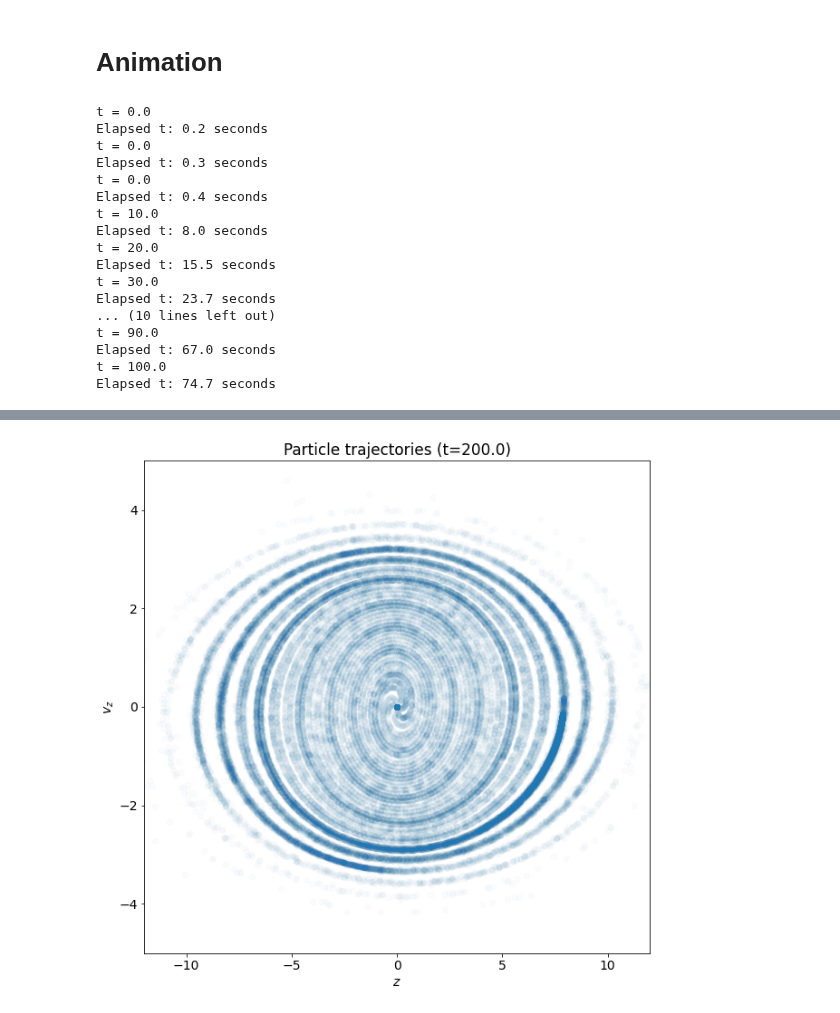
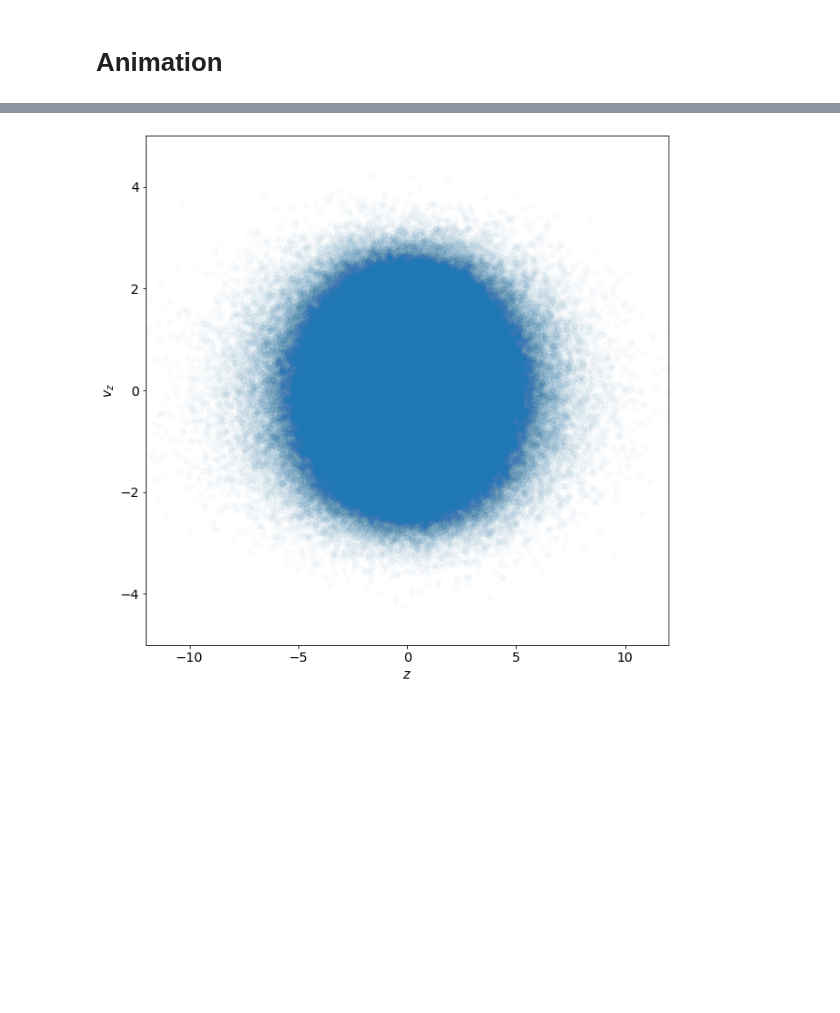
Before and after one commit to Jupiter1994/plasma-echo, a Jupyter notebook: Leapfrogging Particle Trajectories.ipynb, the cells around one changed output, grey strips where cells are left out. Cells and saved outputs as stored; diff of their text form; code cells hidden in the pictures; blank space fills up the shorter version.

Commit message:
plotted density plot w leapfrog experiment w N=1e6; looks weird

```diff
--- a/Leapfrogging Particle Trajectories.ipynb
+++ b/Leapfrogging Particle Trajectories.ipynb
@@ -12,8 +12,9 @@ import matplotlib.animation as animation
 from matplotlib import cm
 from matplotlib.ticker import LinearLocator
 ## set default plot size
-# plt.rcParams["figure.figsize"] = (10, 7)
-plt.rcParams["figure.dpi"] = 300
+plt.rcParams["figure.figsize"] = (10, 7)
+# plt.rcParams["figure.dpi"] = 300
+plt.rcParams["figure.dpi"] = 72
 ## set global font size
 plt.rcParams.update({'font.size':14})
 
@@ -120,7 +137,7 @@ n1, n2 = 1, 3
 A1, A2 = 0.1, 0.2
 
 # define ts, thetas, and Js; and, corresponding Cartesian coords
-N = (int) (1e5) # number of particles
+N = (int) (1e6) # number of particles
 
 # time range
 tmin = 0
@@ -135,3 +152,6 @@ Js = f_0_distro(N) # drawn from f_0(J)
 
 # initial Omega values
 Omegas = compute_Omega(Js)
+
+# convert to z, v_z
+zs, vzs = pol2cart(thetas, Js)
@@ -159,10 +163,9 @@ Therefore:
 $$\frac{\delta n}{n_0} \Big|_{z=z'} = \frac{n(t) - n(0^-)}{n(0)}\Big|_{z=z'}.$$
 # %%
 # calculate n_0 and plot initial condition
-z_tolerance = 1e-2
+z_tolerance = 1e-3
 
 fig = plt.figure(figsize=(10,10))
-zs, vzs = pol2cart(thetas, Js)
 scat = plt.scatter(zs, vzs, alpha=0.02)
 
 # number of particles at t=0 within z_tolerance at a z coordinate; this is the
@@ -294,26 +297,9 @@ def updatefig(i):
     return scat,
 
 
-make_animation = True
+make_animation = False
 if make_animation:
     ani = animation.FuncAnimation(fig, updatefig, interval=100, frames=len(ts), \
             blit=True)
     ani.save("Leapfrogged_trajectories_temp.mp4")
 # %% [output]
-t = 0.0
-Elapsed t: 0.2 seconds
-t = 0.0
-Elapsed t: 0.3 seconds
-t = 0.0
-Elapsed t: 0.4 seconds
-t = 10.0
-Elapsed t: 8.0 seconds
-t = 20.0
-Elapsed t: 15.5 seconds
-t = 30.0
-Elapsed t: 23.7 seconds
-... (10 lines left out)
-t = 90.0
-Elapsed t: 67.0 seconds
-t = 100.0
-Elapsed t: 74.7 seconds
@@ -340,4 +306,4 @@ Elapsed t: 128.3 seconds
-[figure, old version]
+[figure, new version]
 # %%
 # calculate delta_n_over_ns array, avoiding the animation
 start = time.time()
```
Also changed, not shown: parts of 8 cells of this notebook.
